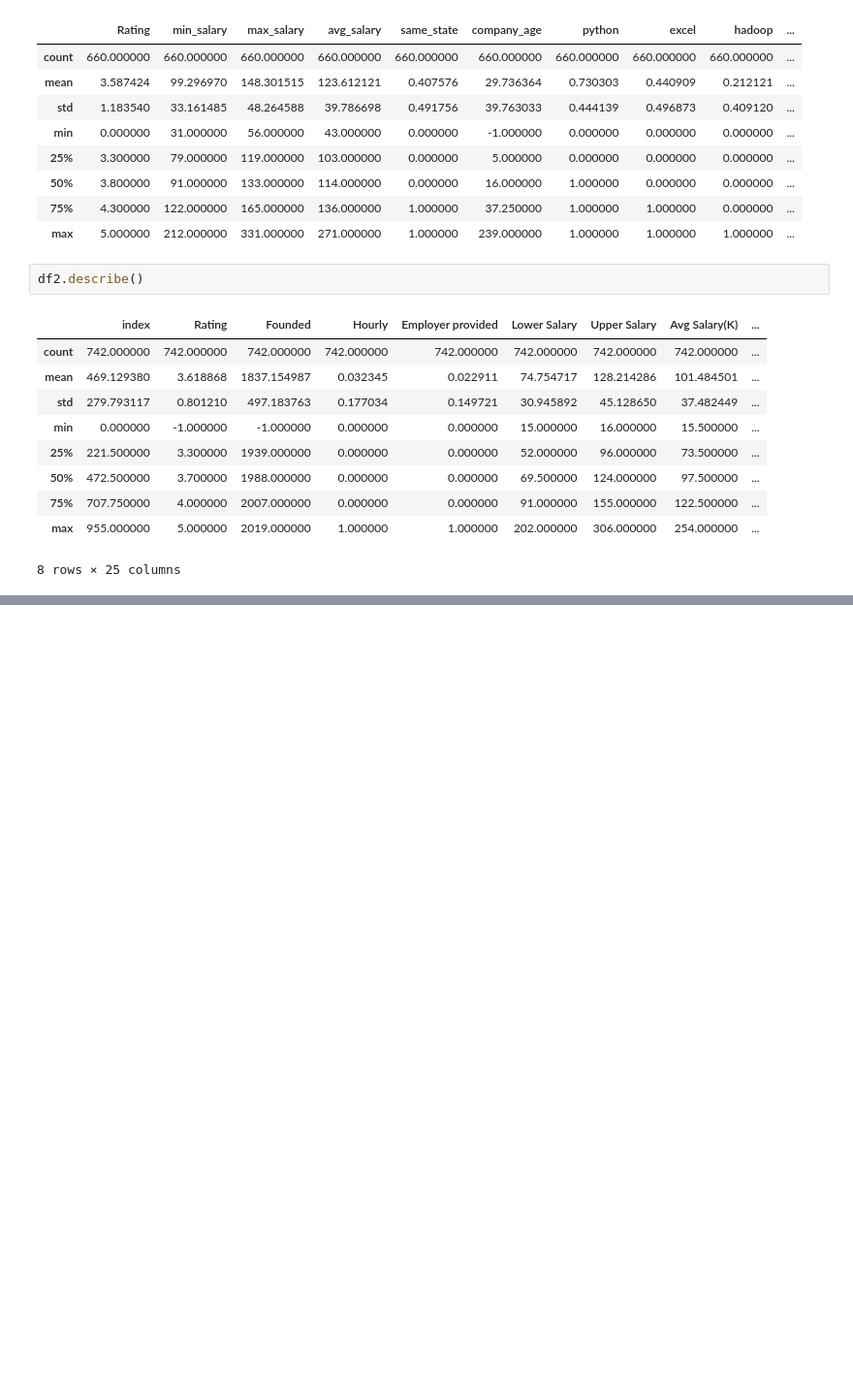
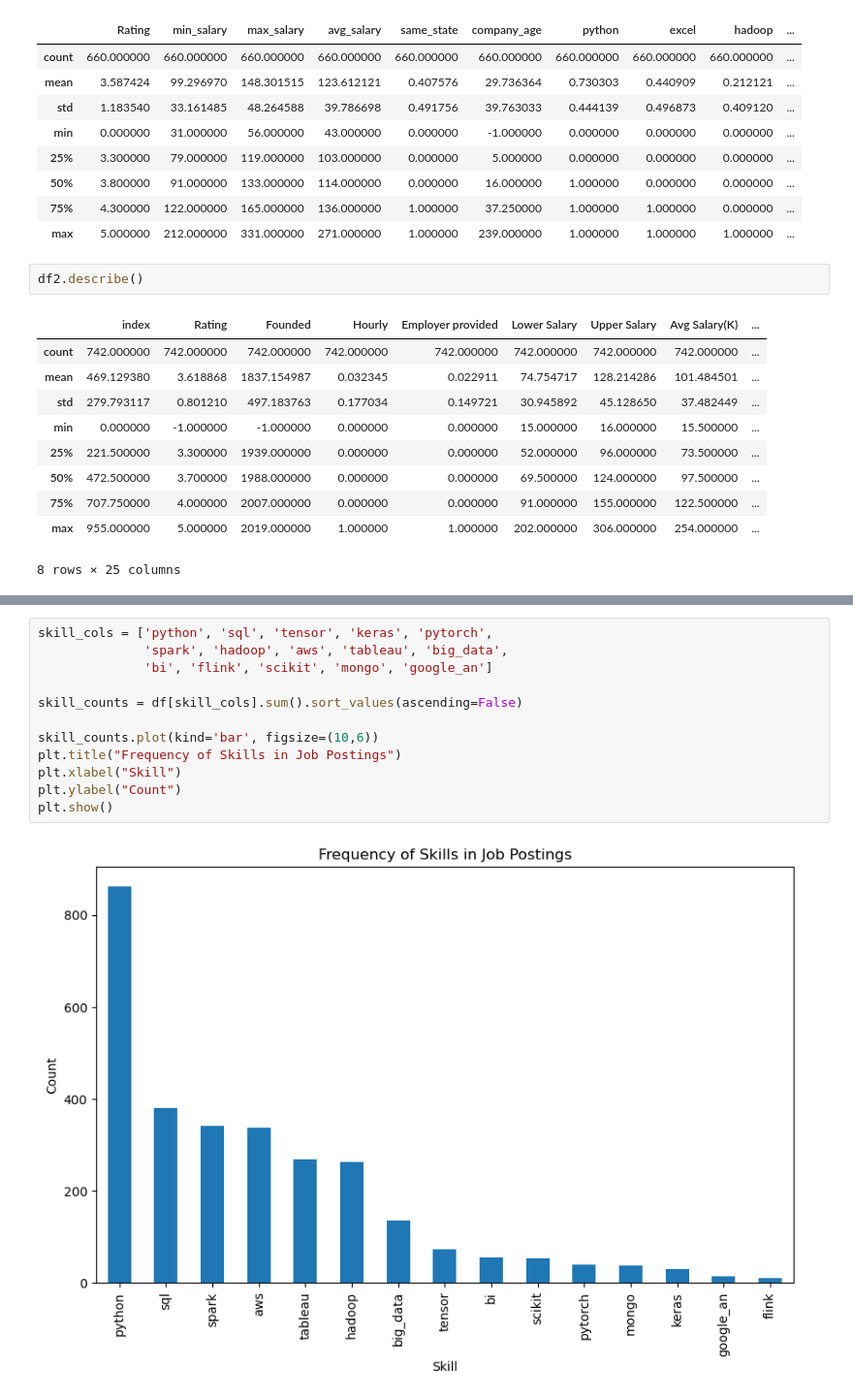
Before and after one commit to nyckienite/TKH-Capstone-Project, a Jupyter notebook: DB-Skills_Demand_Trends/EDA.ipynb, the cells around one changed output, grey strips where cells are left out. Shown at 97% size. Drawn from its saved outputs; the diff is of its cells as text; blank space fills up the shorter version.

```diff
--- a/DB-Skills_Demand_Trends/EDA.ipynb
+++ b/DB-Skills_Demand_Trends/EDA.ipynb
@@ -154,0 +349,14 @@ df2.describe()
+# %%
+skill_cols = ['python', 'sql', 'tensor', 'keras', 'pytorch',
+              'spark', 'hadoop', 'aws', 'tableau', 'big_data',
+              'bi', 'flink', 'scikit', 'mongo', 'google_an']
+
+skill_counts = df[skill_cols].sum().sort_values(ascending=False)
+
+skill_counts.plot(kind='bar', figsize=(10,6))
+plt.title("Frequency of Skills in Job Postings")
+plt.xlabel("Skill")
+plt.ylabel("Count")
+plt.show()
+# %% [output]
+[figure, added]
```
Also changed, not shown: parts of 19 cells of this notebook, 1 other file.
